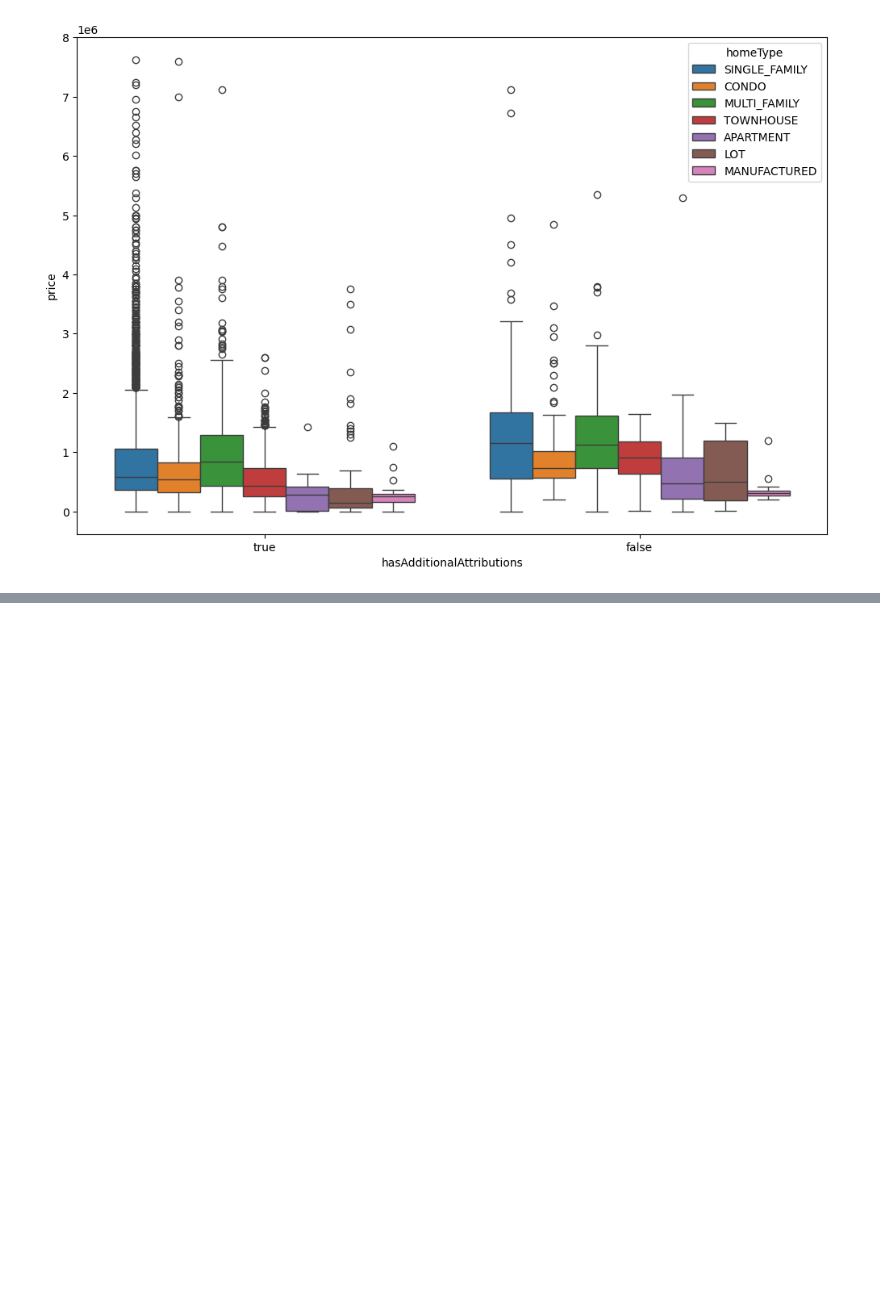
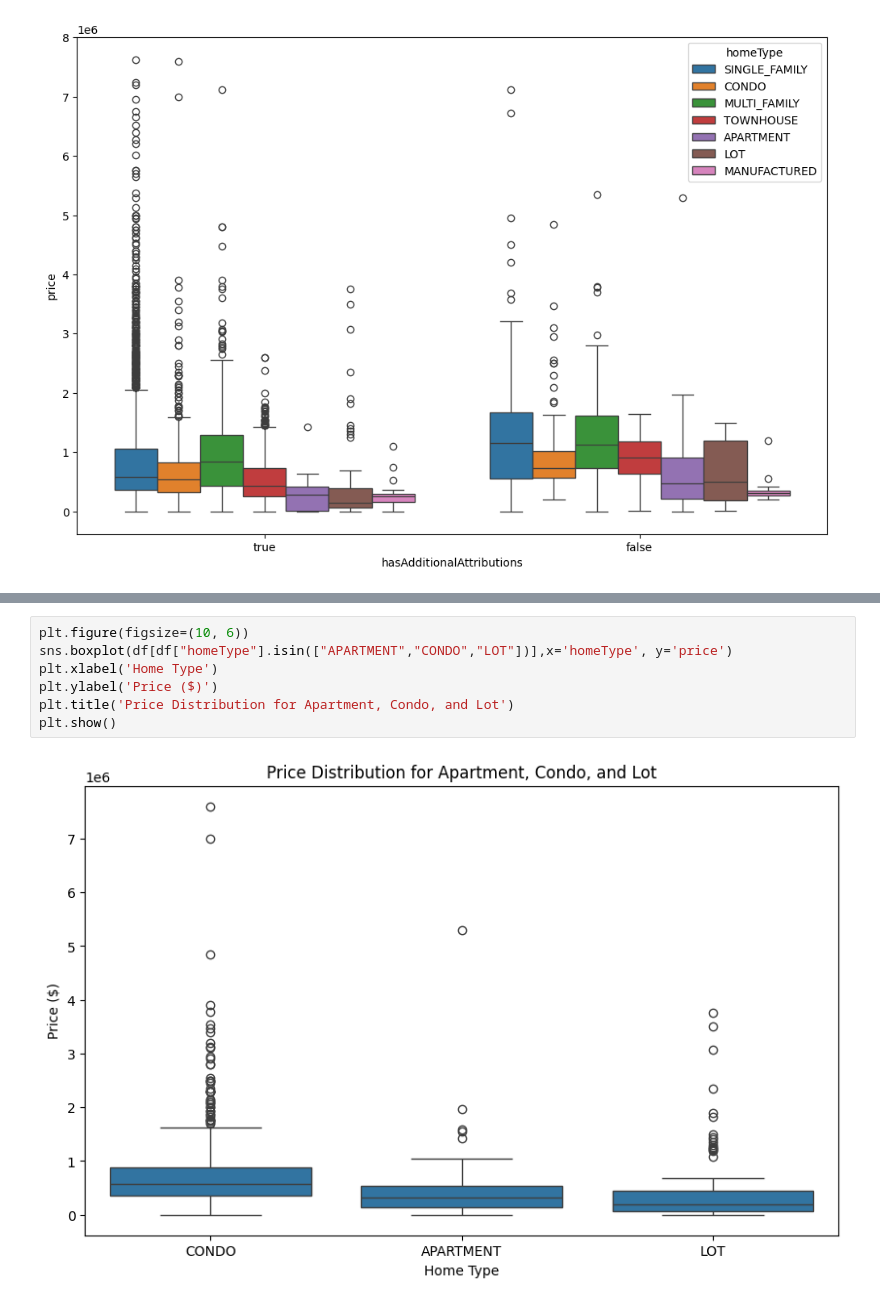
Before and after one commit to srikanthragh06/dataVisualizationCaseStudy, a Jupyter notebook: srikanth_eda.ipynb, the cells around one changed output, grey strips where cells are left out. Drawn from its saved outputs; the diff is of its cells as text; blank space fills up the shorter version.

```diff
--- a/srikanth_eda.ipynb
+++ b/srikanth_eda.ipynb
@@ -240,0 +312,9 @@ sns.boxplot(data=df,x="hasAdditionalAttributions",y="price",hue="homeType")
+# %%
+plt.figure(figsize=(10, 6))
+sns.boxplot(df[df["homeType"].isin(["APARTMENT","CONDO","LOT"])],x='homeType', y='price')
+plt.xlabel('Home Type')
+plt.ylabel('Price ($)')
+plt.title('Price Distribution for Apartment, Condo, and Lot')
+plt.show()
+# %% [output]
+[figure, added]
```
Also changed, not shown: parts of 16 cells of this notebook, 1 other file.
